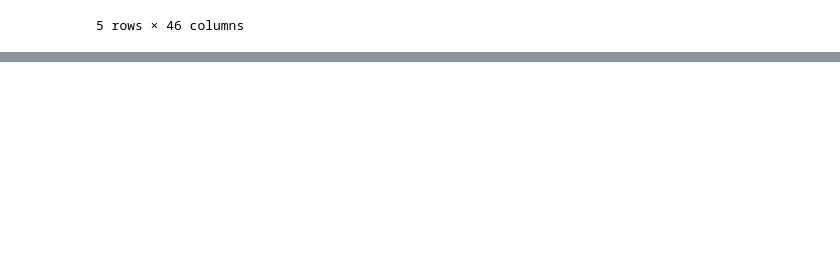
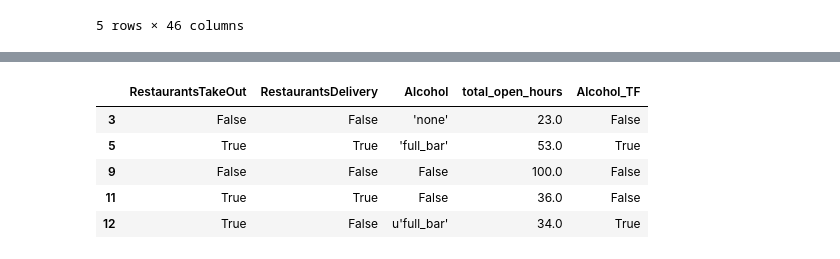
Before and after one commit to siddhi-bansal/ml-final-project, a Jupyter notebook: final_project.ipynb, the cells around one changed output, grey strips where cells are left out. Saved outputs shown, nothing was run; the diff lists cells and outputs as text; code cells hidden in the pictures; blank space fills up the shorter version.

Commit message:
create df with final attributes and add alcohol tf column

```diff
--- a/final_project.ipynb
+++ b/final_project.ipynb
@@ -144,3 +144,5 @@ df.head()
 | 11 | eEOYSgkmpB90uNA7lDOMRA | FL | 33602 | 4.0 | 10 | Vietnamese, Food, Restaurants, Fo... | True | ... |
 | 12 | il_Ro8jwPlHresjw9EGmBg | IN | 46227 | 2.5 | 28 | American (Traditional), Restauran... | False | ... |
 5 rows × 46 columns
+# %%
+df = df.filter(['RestaurantsTakeOut', 'RestaurantsDelivery', 'Alcohol', 'total_open_hours'])
@@ -146,0 +158,4 @@ df.head()
+# %%
+df['RestaurantsTakeOut'] = df['RestaurantsTakeOut'].fillna('False')
+df['RestaurantsDelivery'] = df['RestaurantsDelivery'].fillna('False')
+df['Alcohol'] = df['Alcohol'].fillna('False')
@@ -146,0 +175,17 @@ df.head()
+# %%
+def alcohol_tf(val):
+    if 'beer_and_wine' in val or 'full_bar' in val:
+        return True
+    else :
+        return False
+# %%
+df['Alcohol_TF'] = df['Alcohol'].apply(alcohol_tf)
+# %%
+df.head()
+# %% [output]
+|  | RestaurantsTakeOut | RestaurantsDelivery | Alcohol | total_open_hours | Alcohol_TF |
+| 3 | False | False | 'none' | 23.0 | False |
+| 5 | True | True | 'full_bar' | 53.0 | True |
+| 9 | False | False | False | 100.0 | False |
+| 11 | True | True | False | 36.0 | False |
+| 12 | True | False | u'full_bar' | 34.0 | True |
```
Also changed, not shown: parts of 5 cells of this notebook.
